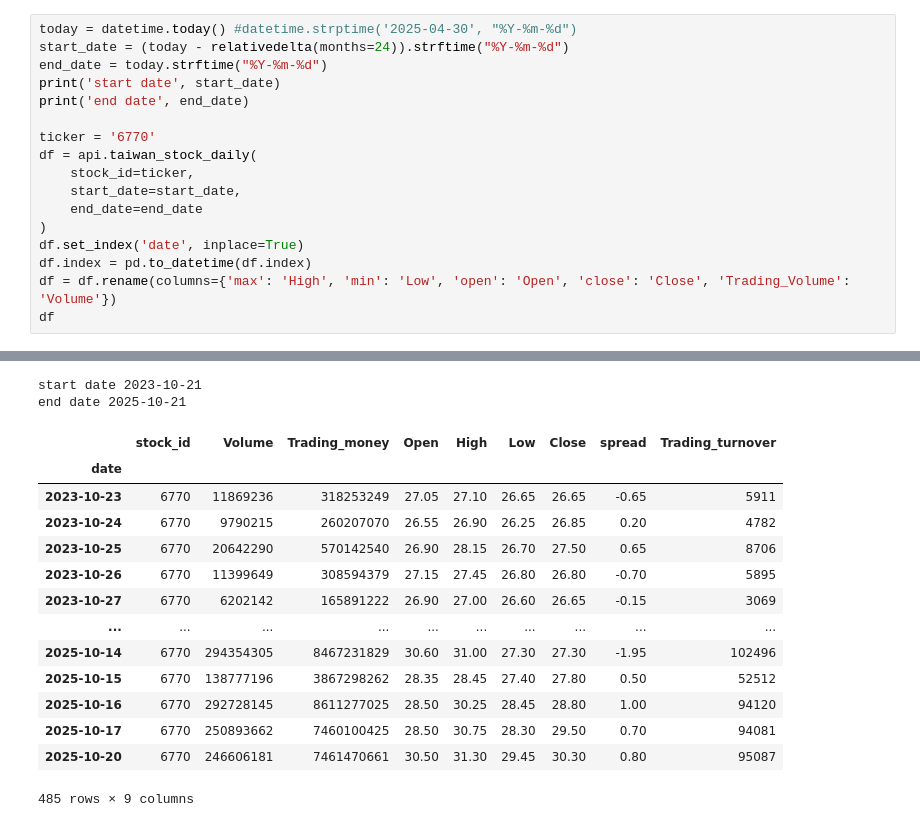
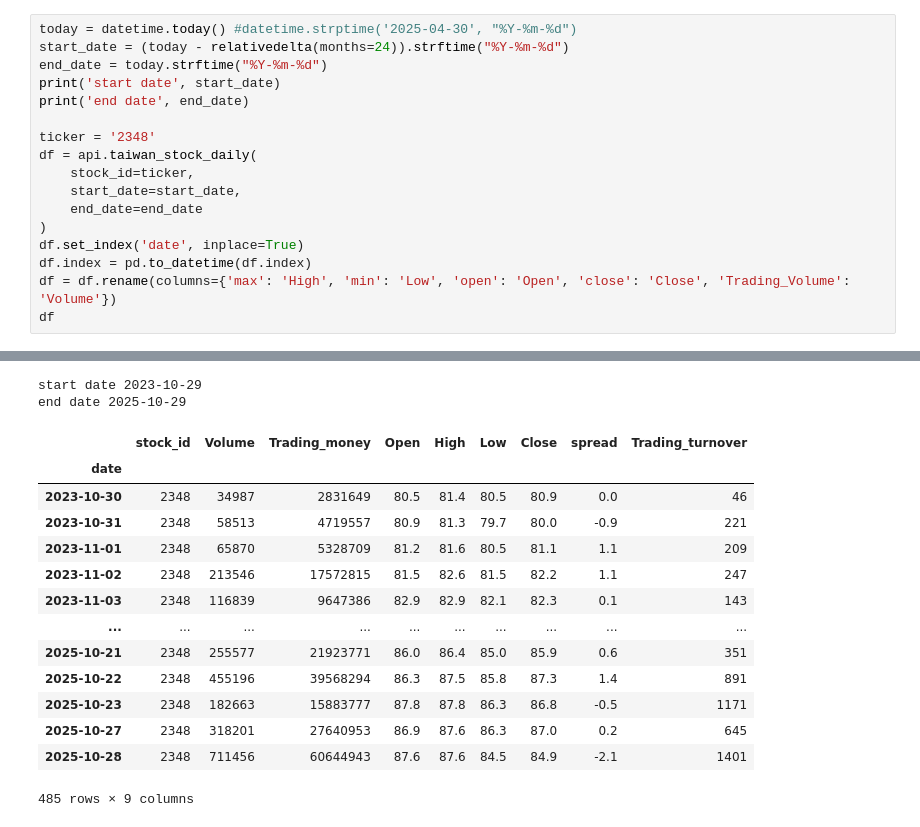
Before and after one commit to erxxx4321/stock_trade, a Jupyter notebook: backtesting/backtest.ipynb, the cells around one changed output, grey strips where cells are left out. Drawn from its saved outputs; the diff is of its cells as text.

```diff
--- a/backtesting/backtest.ipynb
+++ b/backtesting/backtest.ipynb
@@ -39,7 +40,7 @@ end_date = today.strftime("%Y-%m-%d")
 print('start date', start_date)
 print('end date', end_date)
 
-ticker = '6770'
+ticker = '2348'
 df = api.taiwan_stock_daily(
     stock_id=ticker,
     start_date=start_date,
@@ -54,17 +55,17 @@ df
-start date 2023-10-21
-end date 2025-10-21
+start date 2023-10-29
+end date 2025-10-29
 |  | stock_id | Volume | Trading_money | Open | High | Low | Close | spread | Trading_turnover |
 | date |  |  |  |  |  |  |  |  |  |
-| 2023-10-23 | 6770 | 11869236 | 318253249 | 27.05 | 27.10 | 26.65 | 26.65 | -0.65 | 5911 |
-| 2023-10-24 | 6770 | 9790215 | 260207070 | 26.55 | 26.90 | 26.25 | 26.85 | 0.20 | 4782 |
-| 2023-10-25 | 6770 | 20642290 | 570142540 | 26.90 | 28.15 | 26.70 | 27.50 | 0.65 | 8706 |
-| 2023-10-26 | 6770 | 11399649 | 308594379 | 27.15 | 27.45 | 26.80 | 26.80 | -0.70 | 5895 |
-| 2023-10-27 | 6770 | 6202142 | 165891222 | 26.90 | 27.00 | 26.60 | 26.65 | -0.15 | 3069 |
+| 2023-10-30 | 2348 | 34987 | 2831649 | 80.5 | 81.4 | 80.5 | 80.9 | 0.0 | 46 |
+| 2023-10-31 | 2348 | 58513 | 4719557 | 80.9 | 81.3 | 79.7 | 80.0 | -0.9 | 221 |
+| 2023-11-01 | 2348 | 65870 | 5328709 | 81.2 | 81.6 | 80.5 | 81.1 | 1.1 | 209 |
+| 2023-11-02 | 2348 | 213546 | 17572815 | 81.5 | 82.6 | 81.5 | 82.2 | 1.1 | 247 |
+| 2023-11-03 | 2348 | 116839 | 9647386 | 82.9 | 82.9 | 82.1 | 82.3 | 0.1 | 143 |
 | ... | ... | ... | ... | ... | ... | ... | ... | ... | ... |
-| 2025-10-14 | 6770 | 294354305 | 8467231829 | 30.60 | 31.00 | 27.30 | 27.30 | -1.95 | 102496 |
-| 2025-10-15 | 6770 | 138777196 | 3867298262 | 28.35 | 28.45 | 27.40 | 27.80 | 0.50 | 52512 |
-| 2025-10-16 | 6770 | 292728145 | 8611277025 | 28.50 | 30.25 | 28.45 | 28.80 | 1.00 | 94120 |
-| 2025-10-17 | 6770 | 250893662 | 7460100425 | 28.50 | 30.75 | 28.30 | 29.50 | 0.70 | 94081 |
-| 2025-10-20 | 6770 | 246606181 | 7461470661 | 30.50 | 31.30 | 29.45 | 30.30 | 0.80 | 95087 |
+| 2025-10-21 | 2348 | 255577 | 21923771 | 86.0 | 86.4 | 85.0 | 85.9 | 0.6 | 351 |
+| 2025-10-22 | 2348 | 455196 | 39568294 | 86.3 | 87.5 | 85.8 | 87.3 | 1.4 | 891 |
+| 2025-10-23 | 2348 | 182663 | 15883777 | 87.8 | 87.8 | 86.3 | 86.8 | -0.5 | 1171 |
+| 2025-10-27 | 2348 | 318201 | 27640953 | 86.9 | 87.6 | 86.3 | 87.0 | 0.2 | 645 |
+| 2025-10-28 | 2348 | 711456 | 60644943 | 87.6 | 87.6 | 84.5 | 84.9 | -2.1 | 1401 |
 485 rows × 9 columns
 # %%
```
Also changed, not shown: parts of 8 cells of this notebook, 6 other files.
